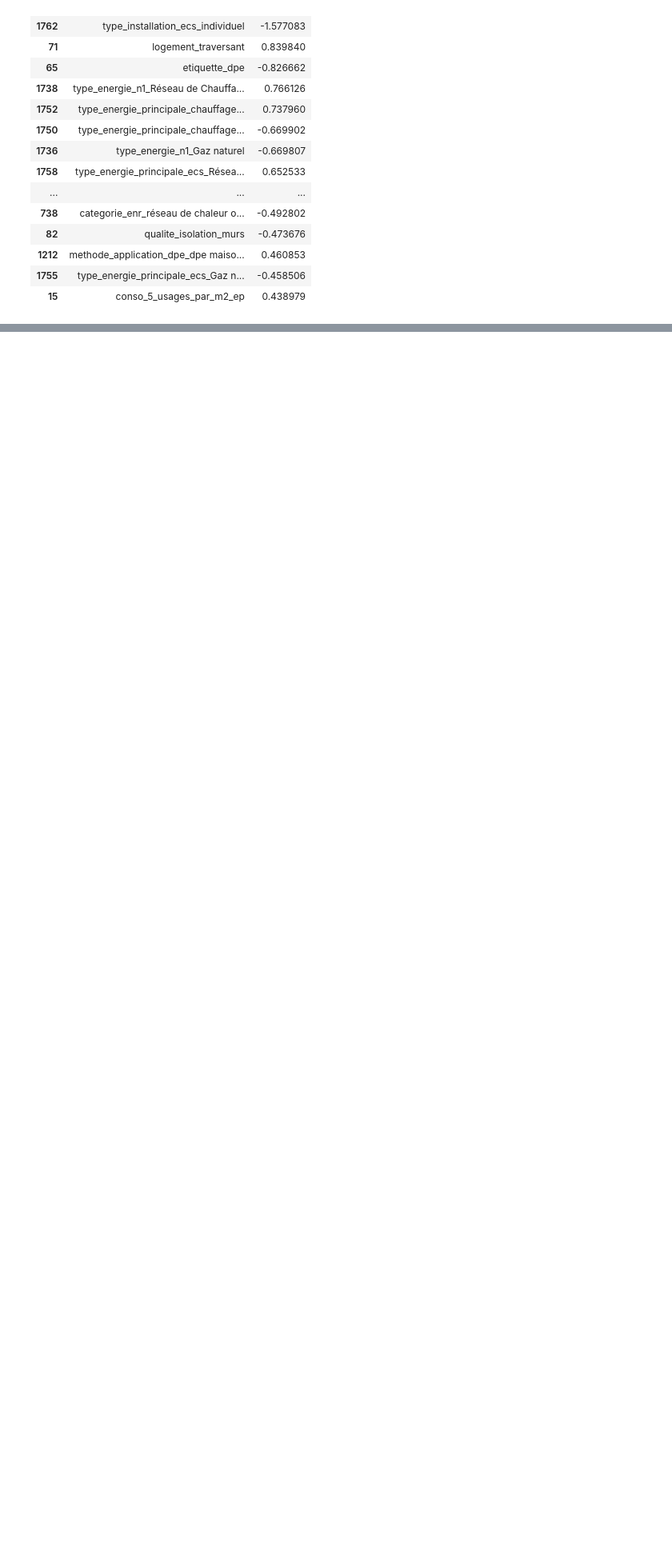
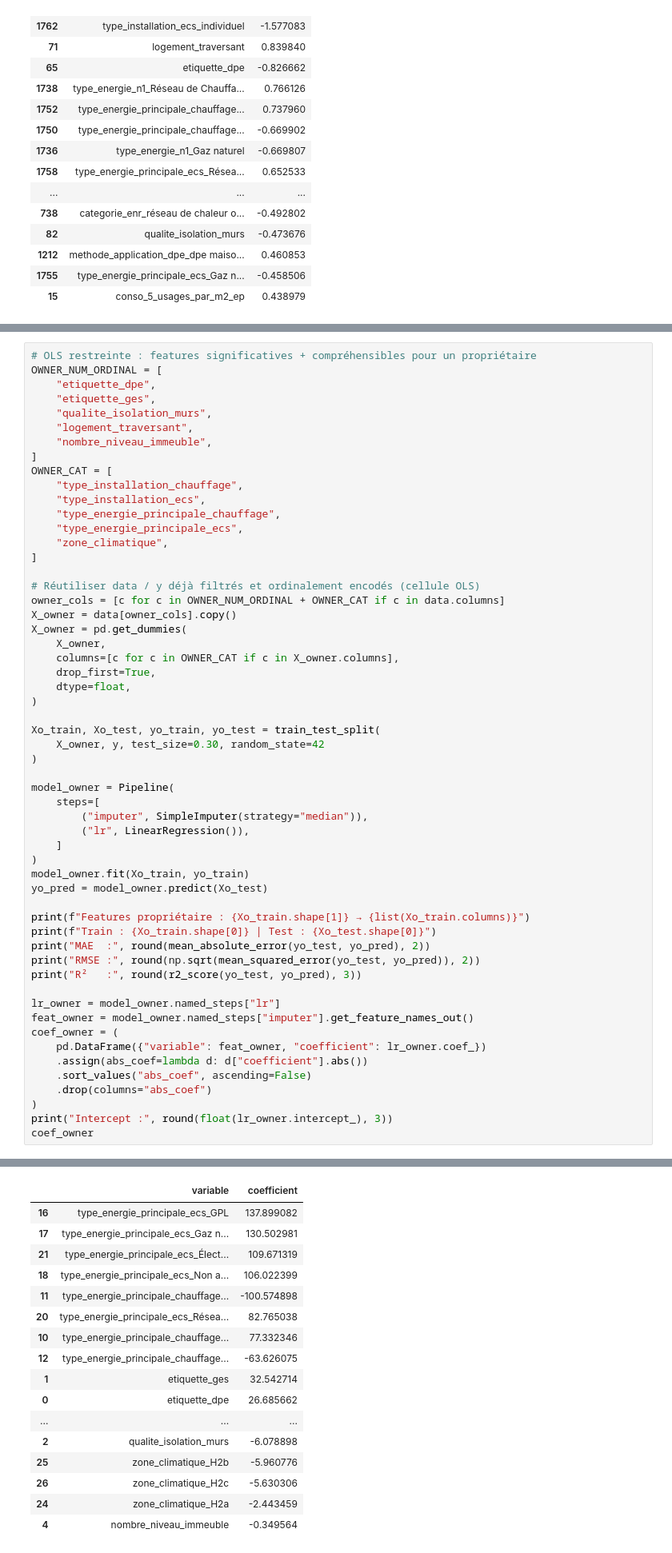
Before and after one commit to thomas-fonferrier/m2_enedis, a Jupyter notebook: notebooks/exploration_regression.ipynb, the cells around one changed output, grey strips where cells are left out. Shown at 80% size. Cells and saved outputs as stored; diff of their text form; blank space fills up the shorter version.

Commit message:
restriction à quelques variables seulement de la régression linéaire afin d'améliorer l'UX

```diff
--- a/notebooks/exploration_regression.ipynb
+++ b/notebooks/exploration_regression.ipynb
@@ -191,0 +200,57 @@ Coefficients : 1772
+# %%
+# OLS restreinte : features significatives + compréhensibles pour un propriétaire
+OWNER_NUM_ORDINAL = [
+    "etiquette_dpe",
+    "etiquette_ges",
+    "qualite_isolation_murs",
+    "logement_traversant",
+    "nombre_niveau_immeuble",
+]
+OWNER_CAT = [
+    "type_installation_chauffage",
+    "type_installation_ecs",
+    "type_energie_principale_chauffage",
+    "type_energie_principale_ecs",
+    "zone_climatique",
+]
+
+# Réutiliser data / y déjà filtrés et ordinalement encodés (cellule OLS)
+owner_cols = [c for c in OWNER_NUM_ORDINAL + OWNER_CAT if c in data.columns]
+X_owner = data[owner_cols].copy()
+X_owner = pd.get_dummies(
+    X_owner,
+    columns=[c for c in OWNER_CAT if c in X_owner.columns],
+    drop_first=True,
+    dtype=float,
+)
+
+Xo_train, Xo_test, yo_train, yo_test = train_test_split(
+    X_owner, y, test_size=0.30, random_state=42
+)
+
+model_owner = Pipeline(
+    steps=[
+        ("imputer", SimpleImputer(strategy="median")),
+        ("lr", LinearRegression()),
+    ]
+)
+model_owner.fit(Xo_train, yo_train)
+yo_pred = model_owner.predict(Xo_test)
+
+print(f"Features propriétaire : {Xo_train.shape[1]} → {list(Xo_train.columns)}")
+print(f"Train : {Xo_train.shape[0]} | Test : {Xo_test.shape[0]}")
+print("MAE  :", round(mean_absolute_error(yo_test, yo_pred), 2))
+print("RMSE :", round(np.sqrt(mean_squared_error(yo_test, yo_pred)), 2))
+print("R²   :", round(r2_score(yo_test, yo_pred), 3))
+
+lr_owner = model_owner.named_steps["lr"]
+feat_owner = model_owner.named_steps["imputer"].get_feature_names_out()
+coef_owner = (
+    pd.DataFrame({"variable": feat_owner, "coefficient": lr_owner.coef_})
+    .assign(abs_coef=lambda d: d["coefficient"].abs())
+    .sort_values("abs_coef", ascending=False)
+    .drop(columns="abs_coef")
+)
+print("Intercept :", round(float(lr_owner.intercept_), 3))
+coef_owner
+# %% [output]
@@ -191,0 +263,17 @@ Coefficients : 1772
+|  | variable | coefficient |
+| 16 | type_energie_principale_ecs_GPL | 137.899082 |
+| 17 | type_energie_principale_ecs_Gaz n... | 130.502981 |
+| 21 | type_energie_principale_ecs_Élect... | 109.671319 |
+| 18 | type_energie_principale_ecs_Non a... | 106.022399 |
+| 11 | type_energie_principale_chauffage... | -100.574898 |
+| 20 | type_energie_principale_ecs_Résea... | 82.765038 |
+| 10 | type_energie_principale_chauffage... | 77.332346 |
+| 12 | type_energie_principale_chauffage... | -63.626075 |
+| 1 | etiquette_ges | 32.542714 |
+| 0 | etiquette_dpe | 26.685662 |
+| ... | ... | ... |
+| 2 | qualite_isolation_murs | -6.078898 |
+| 25 | zone_climatique_H2b | -5.960776 |
+| 26 | zone_climatique_H2c | -5.630306 |
+| 24 | zone_climatique_H2a | -2.443459 |
+| 4 | nombre_niveau_immeuble | -0.349564 |
```
Also changed, not shown: parts of 8 cells of this notebook, 1 other file.
